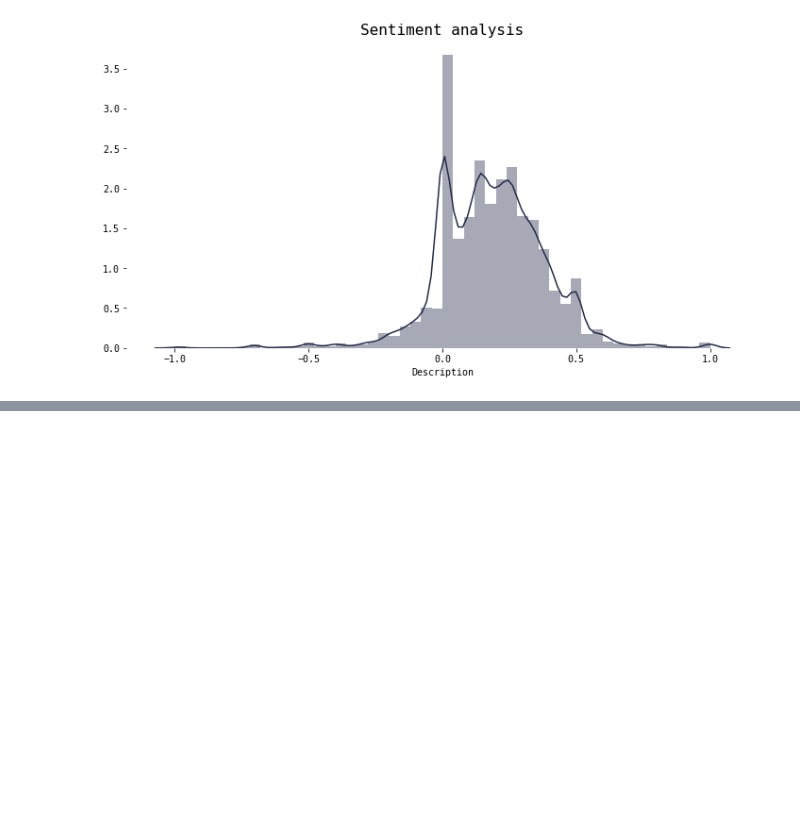
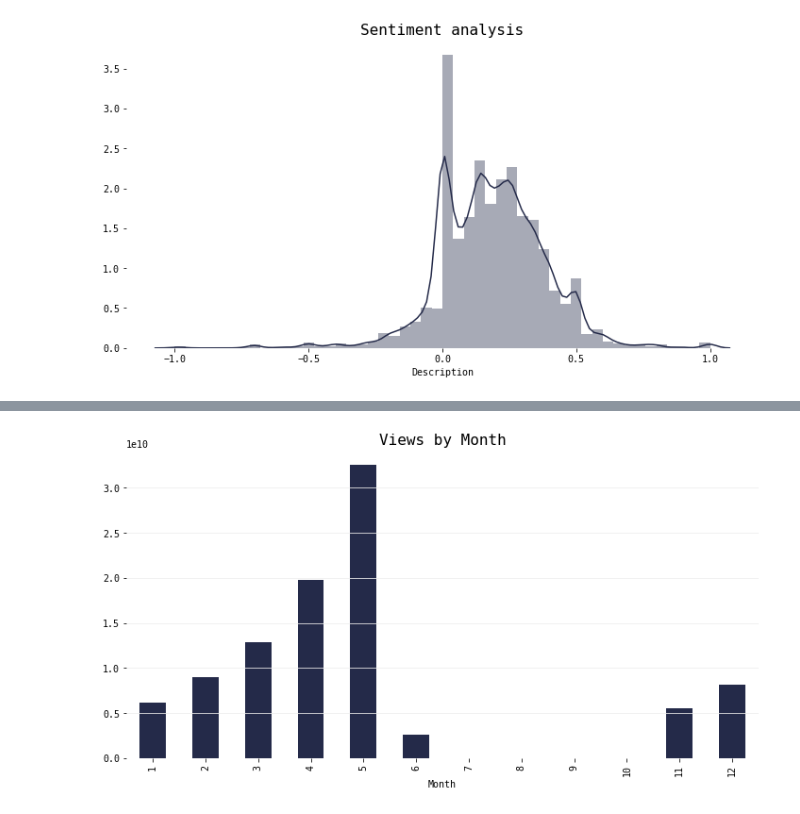
Before and after one commit to qu4ku/datasets-analysis, a Jupyter notebook: 012-youtube-trending-videos.ipynb, the cells around one changed output, grey strips where cells are left out. Cells and saved outputs as stored; diff of their text form; code cells hidden in the pictures; blank space fills up the shorter version.

```diff
--- a/012-youtube-trending-videos.ipynb
+++ b/012-youtube-trending-videos.ipynb
@@ -490,0 +503,10 @@ plt.title('Sentiment analysis');
+# %%
+
+df['Month'] = df.PublishTime.dt.month
+
+plt.axes(frameon=False)
+df.groupby('Month').Views.sum().plot(kind='bar', color=MC)
+plt.title('Views by Month')
+plt.grid(axis='y')
+# %% [output]
+[figure, added]
```
Also changed, not shown: parts of 5 cells of this notebook.
